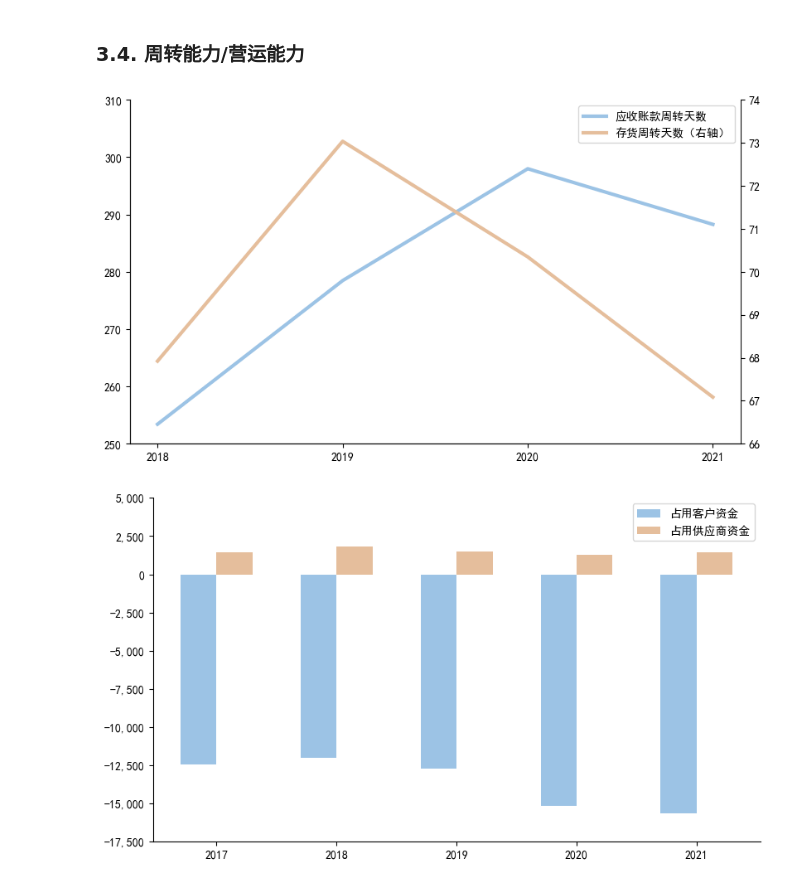
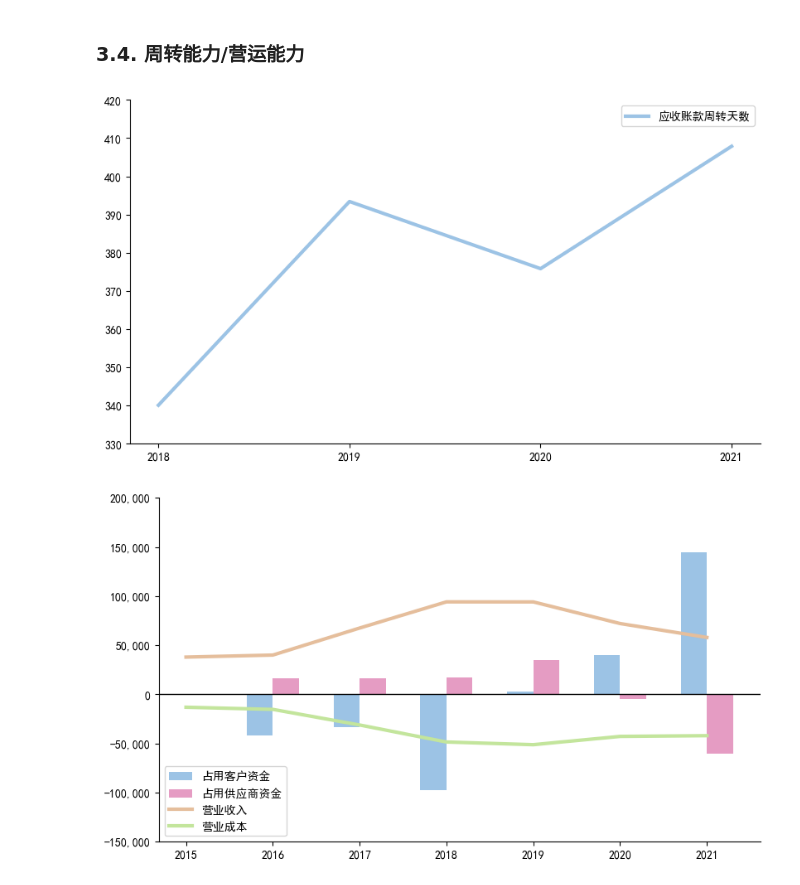
Before and after one commit to farcloudy/sheet, a Jupyter notebook: AutoGraphing.ipynb, the cells around one changed output. Drawn from its saved outputs; the diff is of its cells as text; code cells hidden in the pictures.

```diff
--- a/AutoGraphing.ipynb
+++ b/AutoGraphing.ipynb
@@ -47,7 +58,7 @@ plt.rcParams['axes.spines.right'] = False
 ### 1.1. 写入个人配置
 # %%
 # 想要分析的上市公司代码
-ID = '603655'
+ID = '603117'
 
 # 在r后面的引号中写入报表文件所在目录
 path = r'E:/18082/Documents/9 CodeProjects/sheet'
@@ -59,7 +70,7 @@ cm = '#9cc3e5'
 # %%
 def rgb2hsb(rgb):   # 转为 HSB 色值
     rgb = (int(rgb[1:3], 16), int(rgb[3:5], 16), int(rgb[5:], 16))
-    hsv = colorsys.rgb_to_hsv(rgb[0] / 255, rgb[1] / 255, rgb[2] / 255)
+    hsv = colorsys.rgb_to_hsv(rgb[0] / 255  rgb[1] / 255, rgb[2] / 255)
     return hsv
 
 def hsb2rgb(h, s, b):   # 转回 RGB 色系
@@ -189,12 +200,8 @@ def GraphingI(list, ax, xlist, hor):
             line_list.append(i)
     bl = len(bar_list)
     # 2. 总宽度和宽度
-    if bl <= 1:
-        width = 0.5
-    elif bl <= 4:
-        width = (0.5 + (bl - 1)/10) / bl
-    else:
-        width = 0.8 / bl
+    width = (0.34 / (1 + math.exp(-bl + 3)) + 0.5) / bl
+
     # 3. 设置x 轴
     if hor and bl > 1:
         # 有多个横向的柱子
@@ -226,10 +233,14 @@ def Graphing(major_list, format='{:,}', unit=1, minor_list=[], xlist='', hor=Fal
     handles += major[0]
     labels += major[1]
     ax.margins(x=0.05)
+
     if 'ma_ylim_l' in minor_args.keys():
         ax.set_ylim(minor_args['ma_ylim_l'])
     if 'ma_ylim_u' in minor_args.keys():
         ax.set_ylim(top=minor_args['ma_ylim_u'])
+    if ax.get_ylim()[0] * ax.get_ylim()[1] < 0:
+        ax.axhline(color='black', lw=1)
+
     FormatTicks(ax, string=format, unit=unit)
     # 次坐标轴
     if len(minor_list) >= 1:
@@ -243,6 +254,9 @@ def Graphing(major_list, format='{:,}', unit=1, minor_list=[], xlist='', hor=Fal
             ax1.set_ylim(minor_args['mi_ylim_l'])
         if 'mi_ylim_u' in minor_args.keys():
             ax1.set_ylim(top=minor_args['mi_ylim_u'])
+        if ax1.get_ylim()[0] * ax1.get_ylim()[1] < 0:
+            ax1.axhline(color='gray', lw=1, ls='--')
+
         if 'minor_f' not in minor_args.keys():
             minor_args['minor_f'] = '{:,}'
         if 'minor_u' not in minor_args.keys():
@@ -380,8 +427,8 @@ Graphing(major_list, unit=1e4, xlist=xxx, minor_list=minor_list, minor_f='{:.0%}
 # %% [markdown]
 ### 3.4.    周转能力/营运能力
 # %%
-应收 = TheSheet.loc[:, '应收账款净额'] + TheSheet.loc[:, '应收票据净额'] + TheSheet.loc[:, '应收款项融资'] + TheSheet.loc[:, '合同资产']
-应付 = TheSheet.loc[:, '应付票据'] + TheSheet.loc[:, '应付账款']
+应收 = TheSheet.loc[:, '应收账款净额'] + TheSheet.loc[:, '应收票据净额'] + TheSheet.loc[:, '应收款项融资'] + TheSheet.loc[:, '合同资产'] + TheSheet.loc[:, '其他应收款净额']
+应付 = TheSheet.loc[:, '应付票据'] + TheSheet.loc[:, '应付账款'] + TheSheet.loc[:, '其他应付款']
 
 # 应收账款
 rtr = TheSheet.loc[:, '营业总收入'] / 应收.rolling(2).mean()
@@ -407,15 +454,21 @@ Ncolor = neighborcolor(cm, 4, '-')
 
 # major_list = [Line(rtr, cm, '应收账款周转率')]; minor_list = [Line(itr, Ncolor[2], '存货周转率（右轴）')];Graphing(major_list, format='{:.2f}', xlist=xxx, minor_list=minor_list, minor_f='{:.2f}')
 
-major_list = [Line(rtd, cm, '应收账款周转天数')]; minor_list = [Line(itd, Ncolor[2], '存货周转天数（右轴）')];Graphing(major_list, format='{:.0f}', xlist=xxx, minor_list=minor_list, minor_f='{:.0f}')
+# major_list = [Line(rtd, cm, '应收账款周转天数')]; minor_list = [Line(itd, Ncolor[2], '存货周转天数（右轴）')];Graphing(major_list, format='{:.0f}', xlist=xxx, minor_list=minor_list, minor_f='{:.0f}')
+
+major_list = [Line(rtd, cm, '应收账款周转天数')];
+#minor_list = [Line(rtr, Ncolor[2], '应收账款周转率（右轴）')];
+Graphing(major_list, format='{:.0f}', xlist=xxx)
 # %% [output]
-[figure, old version]
+[figure, new version]
 # %%
 ml = [
-    Bar(occ, 0, cm, '占用客户资金'),
-    Bar(osc, 0, Ncolor[2], '占用供应商资金')
+    Bar(occ.diff(), 0, cm, '占用客户资金'),
+    Bar(osc.diff(), 0, Ncolor[2], '占用供应商资金'),
+    Line(TheSheet.loc[:, '营业总收入'], Ncolor[3], '营业收入'),
+    Line(-TheSheet.loc[:, '营业成本'], Ncolor[4], '营业成本')
 ]
 
 Graphing(ml, unit=1e4, xlist=xxx, hor=True)
 # %% [output]
-[figure, old version]
+[figure, new version]
```
Also changed, not shown: parts of 9 cells of this notebook.
